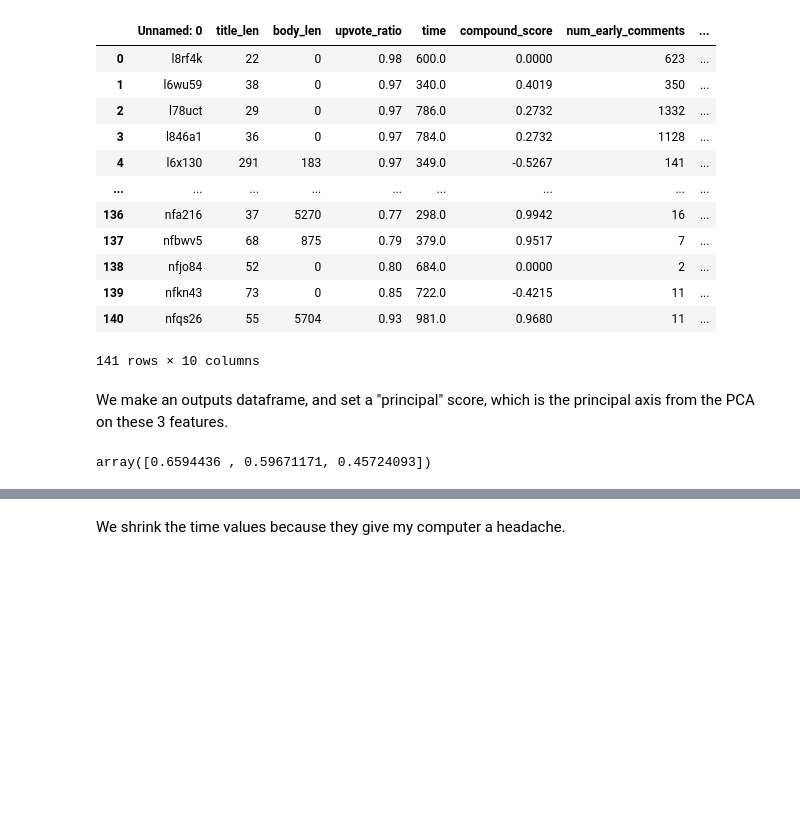
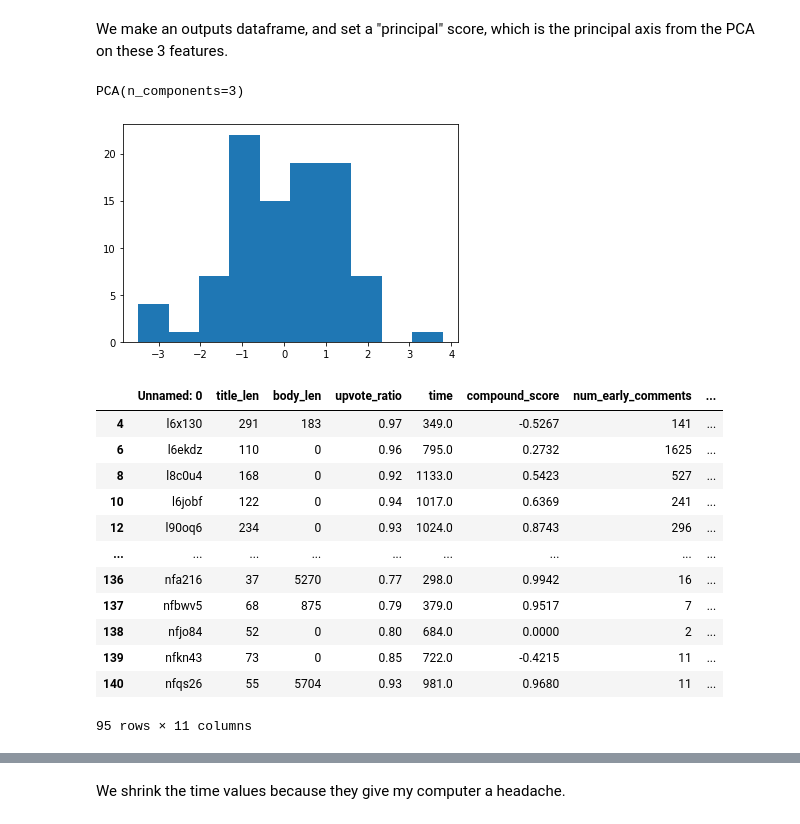
Before and after one commit to 404notfound-erdosbootcampproject/reddit_analysis, a Jupyter notebook: Let's make a good output variable.ipynb, the cells around one changed output, grey strips where cells are left out. Drawn from its saved outputs; the diff is of its cells as text; code cells hidden in the pictures; blank space fills up the shorter version.

```diff
--- a/Let's make a good output variable.ipynb
+++ b/Let's make a good output variable.ipynb
@@ -6,22 +6,10 @@ import numpy as np
 import matplotlib.pyplot as plt
 import seaborn as sns
 # %%
+## restrict to wordy posts
+
 df = pd.read_csv("train_test_data_v1.csv")
-df
+df = df.loc[(df.title_len > 40) | (df.body_len > 0)]
-# %% [output]
-|  | Unnamed: 0 | title_len | body_len | upvote_ratio | time | compound_score | num_early_comments | ... |
-| 0 | l8rf4k | 22 | 0 | 0.98 | 600.0 | 0.0000 | 623 | ... |
-| 1 | l6wu59 | 38 | 0 | 0.97 | 340.0 | 0.4019 | 350 | ... |
-| 2 | l78uct | 29 | 0 | 0.97 | 786.0 | 0.2732 | 1332 | ... |
-| 3 | l846a1 | 36 | 0 | 0.97 | 784.0 | 0.2732 | 1128 | ... |
-| 4 | l6x130 | 291 | 183 | 0.97 | 349.0 | -0.5267 | 141 | ... |
-| ... | ... | ... | ... | ... | ... | ... | ... | ... |
-| 136 | nfa216 | 37 | 5270 | 0.77 | 298.0 | 0.9942 | 16 | ... |
-| 137 | nfbwv5 | 68 | 875 | 0.79 | 379.0 | 0.9517 | 7 | ... |
-| 138 | nfjo84 | 52 | 0 | 0.80 | 684.0 | 0.0000 | 2 | ... |
-| 139 | nfkn43 | 73 | 0 | 0.85 | 722.0 | -0.4215 | 11 | ... |
-| 140 | nfqs26 | 55 | 5704 | 0.93 | 981.0 | 0.9680 | 11 | ... |
-141 rows × 10 columns
 # %% [markdown]
 We make an outputs dataframe, and set a "principal" score, which is the principal axis from the PCA on these 3 features.
 # %%
@@ -36,7 +24,6 @@ outputs_final = outputs[['norm_score', 'norm_comments', 'norm_ratio']]
 from sklearn.decomposition import PCA
 pca = PCA(n_components = 3)
 pca.fit(outputs_final)
-pca.components_[0]
 # %% [output]
-array([0.6594436 , 0.59671171, 0.45724093])
+PCA(n_components=3)
 # %%
@@ -44,2 +31,21 @@ outputs["principal"] = pca.components_[0][0] + pca.components_[0][1]*outputs.nor
 # %%
-df["principal"] = outputs.principal
+outputs_copy = outputs.copy()
+df["principal"] = outputs_copy.principal
+plt.hist(df.principal)
+plt.show()
+df
+# %% [output]
+[figure, added]
+|  | Unnamed: 0 | title_len | body_len | upvote_ratio | time | compound_score | num_early_comments | ... |
+| 4 | l6x130 | 291 | 183 | 0.97 | 349.0 | -0.5267 | 141 | ... |
+| 6 | l6ekdz | 110 | 0 | 0.96 | 795.0 | 0.2732 | 1625 | ... |
+| 8 | l8c0u4 | 168 | 0 | 0.92 | 1133.0 | 0.5423 | 527 | ... |
+| 10 | l6jobf | 122 | 0 | 0.94 | 1017.0 | 0.6369 | 241 | ... |
+| 12 | l90oq6 | 234 | 0 | 0.93 | 1024.0 | 0.8743 | 296 | ... |
+| ... | ... | ... | ... | ... | ... | ... | ... | ... |
+| 136 | nfa216 | 37 | 5270 | 0.77 | 298.0 | 0.9942 | 16 | ... |
+| 137 | nfbwv5 | 68 | 875 | 0.79 | 379.0 | 0.9517 | 7 | ... |
+| 138 | nfjo84 | 52 | 0 | 0.80 | 684.0 | 0.0000 | 2 | ... |
+| 139 | nfkn43 | 73 | 0 | 0.85 | 722.0 | -0.4215 | 11 | ... |
+| 140 | nfqs26 | 55 | 5704 | 0.93 | 981.0 | 0.9680 | 11 | ... |
+95 rows × 11 columns
```
Also changed, not shown: parts of 8 cells of this notebook.
